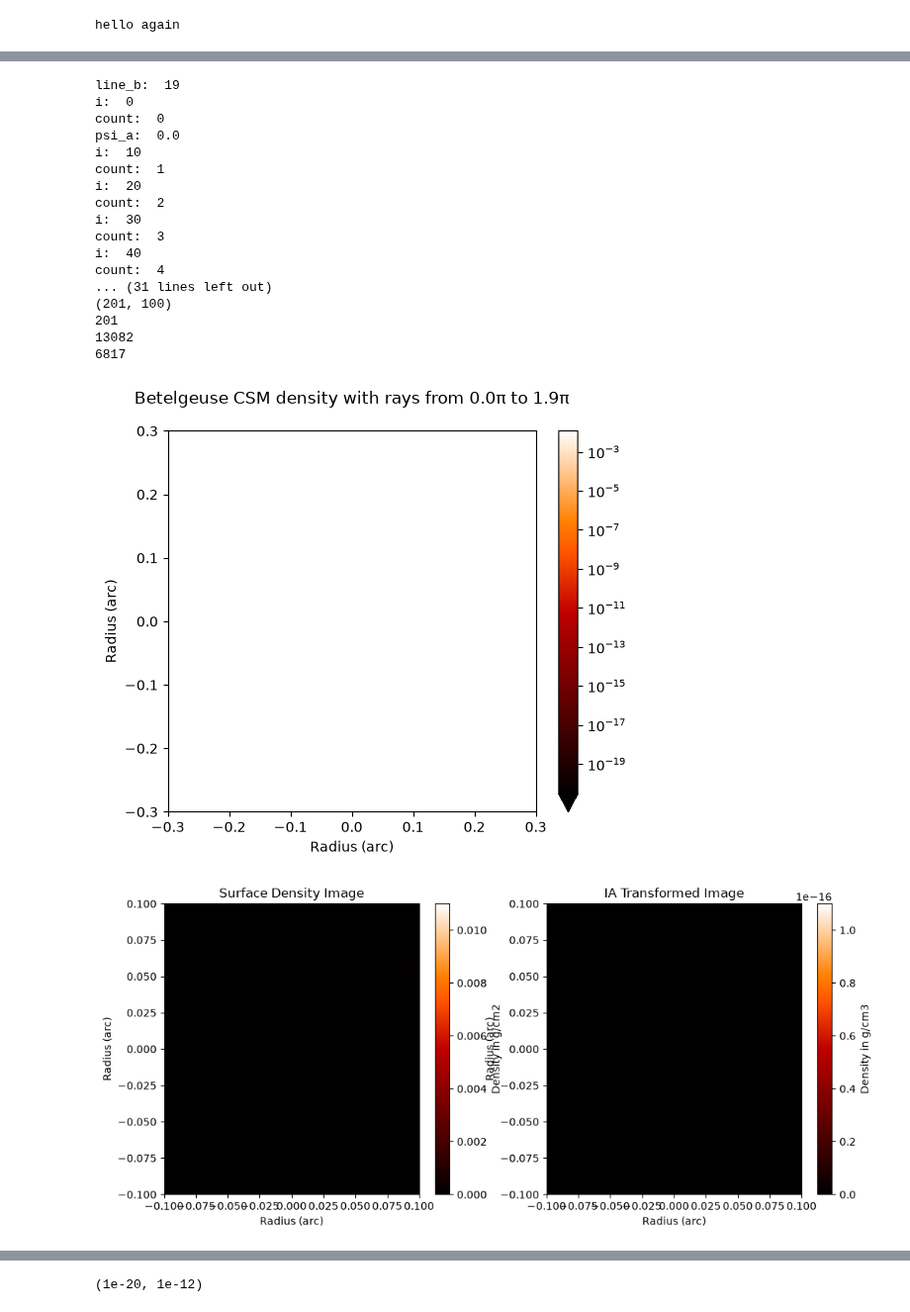
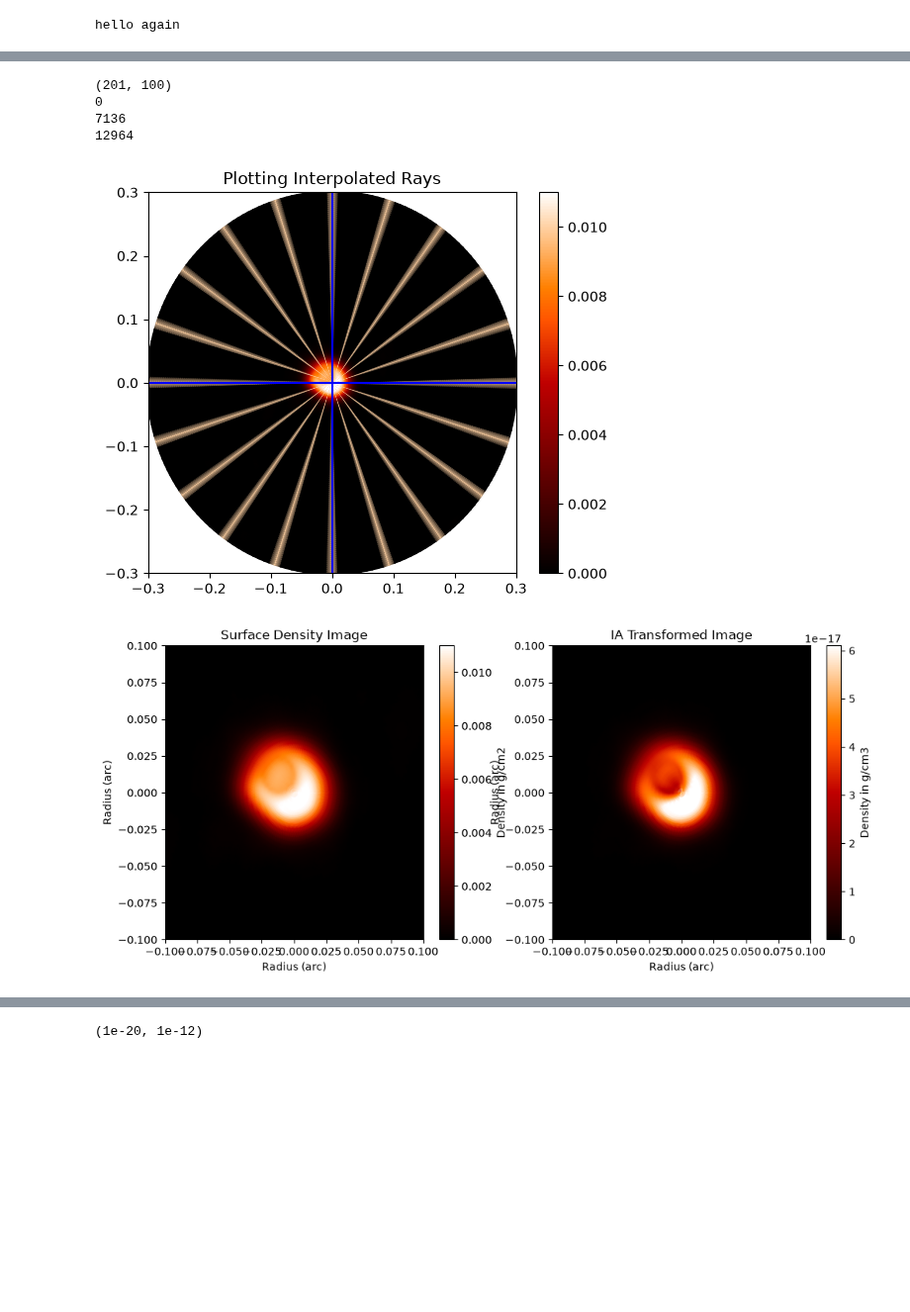
Before and after one commit to imanbeh/csm_pipeline, a Jupyter notebook: all_around_iats.ipynb, the cells around one changed output, grey strips where cells are left out. Shown at 99% size. Saved outputs shown, nothing was run; the diff lists cells and outputs as text; code cells hidden in the pictures; blank space fills up the shorter version.

Commit message:
fixed regularization on hr, lr and reprojected data

```diff
--- a/all_around_iats.ipynb
+++ b/all_around_iats.ipynb
@@ -15,31 +15,23 @@ from radial import sm
 hello again
 # %%
 from interp_and_iat_2d import *
+# %%
+hr_dense_bkg = 8.773863086349733e-07 #g / cm2
+reproj_dense_bkg = 1.493734508648048e-06 #g / cm2
+lr_dense_bkg = 6.603274608302551e-05 #g / cm2
+csm_dense_bkg = 8.705564515074679e-05 # g / cm2
 # %%
-radius_2d_arc_hr,radius_2d_pc_hr,hr_abel = read_in_density_file("saved_data/hr_2d_density.csv",center_x=150,center_y=144,vmax_gcm2=0.011, vmax_gcm3=0.011e-14,
-                                                                   pix_size_arcsec = 0.002 * u.arcsec,csm=False,rnge=0.1)
+radius_2d_arc_hr,radius_2d_pc_hr,hr_abel = read_in_density_file("saved_data/hr_2d_density.csv",center_x=150,center_y=144,vmax_gcm2=0.011, vmax_gcm3=0.0061e-14,
+                                                                   pix_size_arcsec = 0.002 * u.arcsec,csm=False,rnge=0.1,bkg = hr_dense_bkg)
 # %% [output]
 150 144 0.002 arcsec True
 [figure]
 [figure]
-line_b:  19
-i:  0
-count:  0
-psi_a:  0.0
-i:  10
-count:  1
-i:  20
-count:  2
-i:  30
-count:  3
-i:  40
-count:  4
-... (31 lines left out)
 (201, 100)
-201
-13082
-6817
+0
+7136
+12964
-[figure, old version]
+[figure, new version]
-[figure, old version]
+[figure, new version]
 # %%
 radius_2d_arc_lr,radius_2d_pc_lr,lr_abel = read_in_density_file("saved_data/lr_2d_density.csv",center_x=499,center_y=499,vmax_gcm2=0.0002, vmax_gcm3=2e-19,
```
Also changed, not shown: parts of 4 cells of this notebook, 8 other files.
